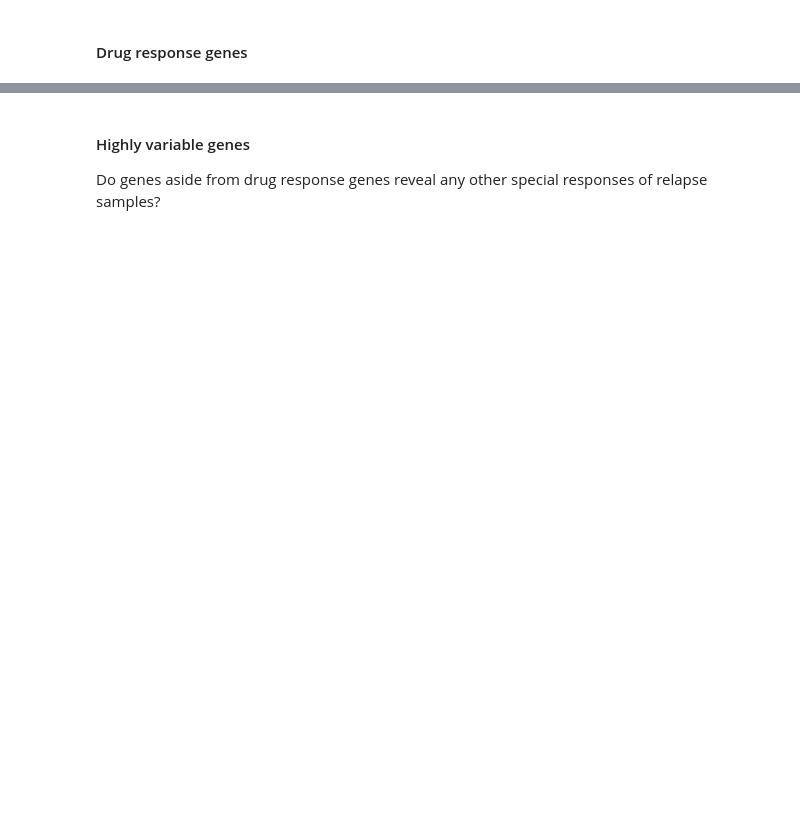
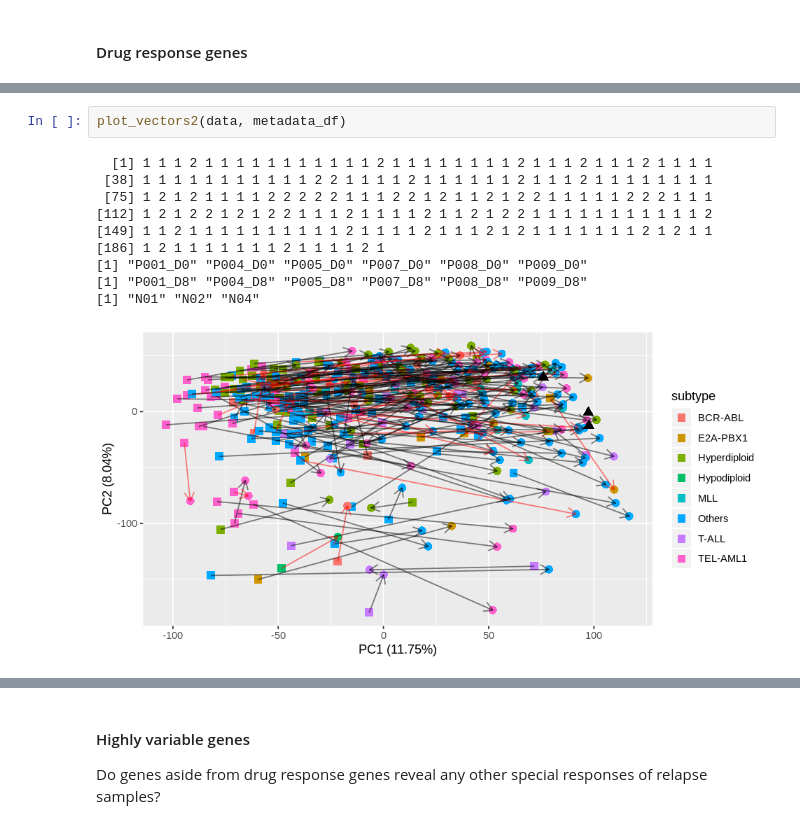
Before and after one commit to dblux/relapse_prediction, a Jupyter notebook: sandbox-hyperdiploid.ipynb, the cells around one changed output, grey strips where cells are left out. Drawn from its saved outputs; the diff is of its cells as text; blank space fills up the shorter version.

```diff
--- a/sandbox-hyperdiploid.ipynb
+++ b/sandbox-hyperdiploid.ipynb
@@ -959,0 +1314,13 @@ for (subtype in subtypes) {
+# %%
+plot_vectors2(data, metadata_df)
+# %% [output]
+  [1] 1 1 1 2 1 1 1 1 1 1 1 1 1 1 1 2 1 1 1 1 1 1 1 1 2 1 1 1 2 1 1 1 2 1 1 1 1
+ [38] 1 1 1 1 1 1 1 1 1 1 1 2 2 1 1 1 1 2 1 1 1 1 1 1 2 1 1 1 2 1 1 1 1 1 1 1 1
+ [75] 1 2 1 2 1 1 1 1 2 2 2 2 2 1 1 1 2 2 1 2 1 1 2 1 2 2 1 1 1 1 1 2 2 2 1 1 1
+[112] 1 2 1 2 2 1 2 1 2 2 1 1 1 2 1 1 1 1 2 1 1 2 1 2 2 1 1 1 1 1 1 1 1 1 1 1 2
+[149] 1 1 2 1 1 1 1 1 1 1 1 1 1 2 1 1 1 1 2 1 1 1 2 1 2 1 1 1 1 1 1 1 2 1 2 1 1
+[186] 1 2 1 1 1 1 1 1 1 2 1 1 1 1 2 1
+[1] "P001_D0" "P004_D0" "P005_D0" "P007_D0" "P008_D0" "P009_D0"
+[1] "P001_D8" "P004_D8" "P005_D8" "P007_D8" "P008_D8" "P009_D8"
+[1] "N01" "N02" "N04"
+[figure, added]
```
Also changed, not shown: parts of 59 cells of this notebook, 2 other files.
